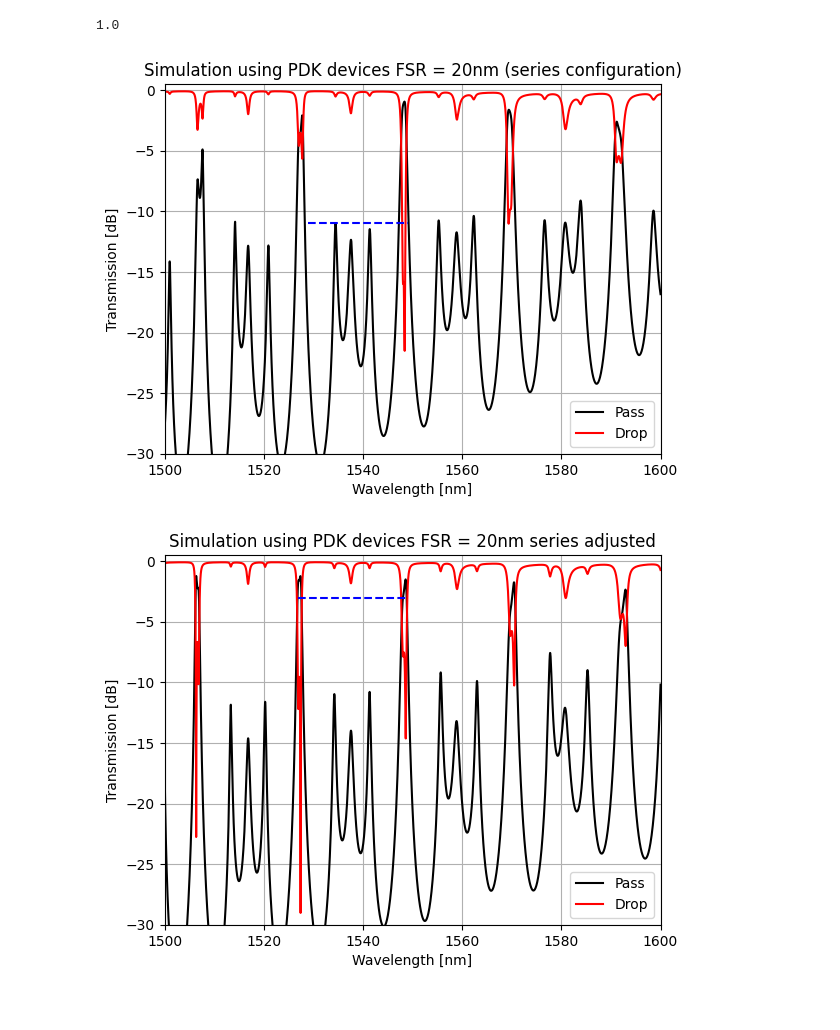
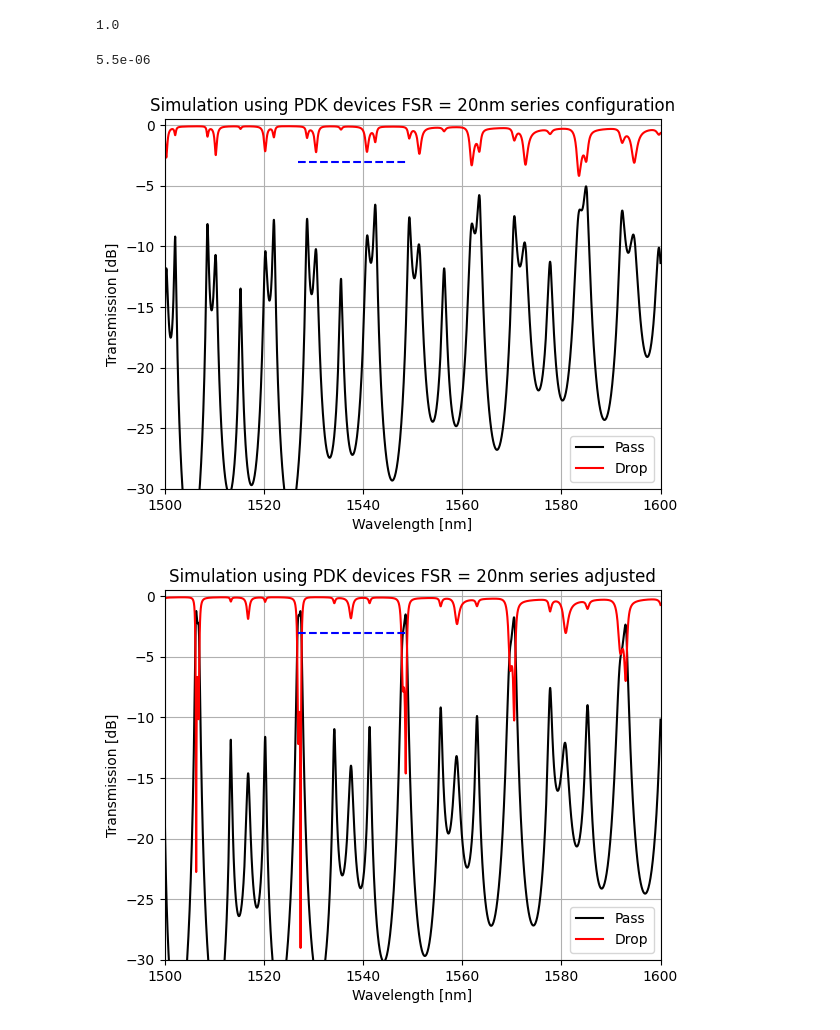
Before and after one commit to Lucivaldo1/RingResonator, a Jupyter notebook: ring resonator pdk.ipynb, the cells around one changed output. Saved outputs shown, nothing was run; the diff lists cells and outputs as text; code cells hidden in the pictures.

```diff
--- a/ring resonator pdk.ipynb
+++ b/ring resonator pdk.ipynb
@@ -354,6 +354,10 @@ icApi.connect('c1','opt_3','ona1','input 2')
 icApi.connect('c2','opt_4','ona1','input 1')
 # %% [output]
 1.0
+# %%
+print(Lc2)
+# %% [output]
+5.5e-06
 # %%
 icApi.switchtolayout()
 icApi.select('c1')
@@ -373,23 +377,23 @@ icApi.set('wg_length', 20.2377*um)
 # %%
 icApi.save('20nmSeriesRingsPDK')
 icApi.run()
-# %%
-data = icApi.getresult('ona1', 'input 1/mode 1/gain')
-data2 = icApi.getresult('ona1', 'input 2/mode 1/gain')
-plt.plot(data['wavelength']/nm, data["'TE' gain (dB)"],color='black',label='Pass')
-plt.plot(data2['wavelength']/nm, data2["'TE' gain (dB)"],color='red',label='Drop')
-plt.legend()
-fsrh = 1529
-plt.hlines(-11,xmin=fsrh,xmax=fsrh+20, color='b',linestyles='dashed')
-plt.xlim(1500, 1600)
-plt.ylim(-30, 0.5)
-plt.xlabel('Wavelength [nm]')
-plt.ylabel('Transmission [dB]')
-plt.grid()
-plt.title('Simulation using PDK devices FSR = 20nm (series configuration)')
-plt.savefig('Simulation using ideal devices FSR = 20nm series configuration PDK.png')
-# %% [output]
-[figure, removed]
+# %%
+data = icApi.getresult('ona1', 'input 1/mode 1/gain')
+data2 = icApi.getresult('ona1', 'input 2/mode 1/gain')
+plt.plot(data['wavelength']/nm, data["'TE' gain (dB)"],color='black',label='Pass')
+plt.plot(data2['wavelength']/nm, data2["'TE' gain (dB)"],color='red',label='Drop')
+fsrh = 1527
+plt.hlines(-3,xmin=fsrh,xmax=fsrh+22, color='b',linestyles='dashed')
+plt.legend()
+plt.xlim(1500, 1600)
+plt.ylim(-30, 0.5)
+plt.xlabel('Wavelength [nm]')
+plt.ylabel('Transmission [dB]')
+plt.grid()
+plt.title('Simulation using PDK devices FSR = 20nm series configuration')
+plt.savefig('Simulation using PDK devices FSR = 20nm series configuration PDK.png')
+# %% [output]
+[figure, added]
 # %%
 icApi.switchtolayout()
 icApi.select('c1')
```
Also changed, not shown: parts of 9 cells of this notebook, 16 other files.
